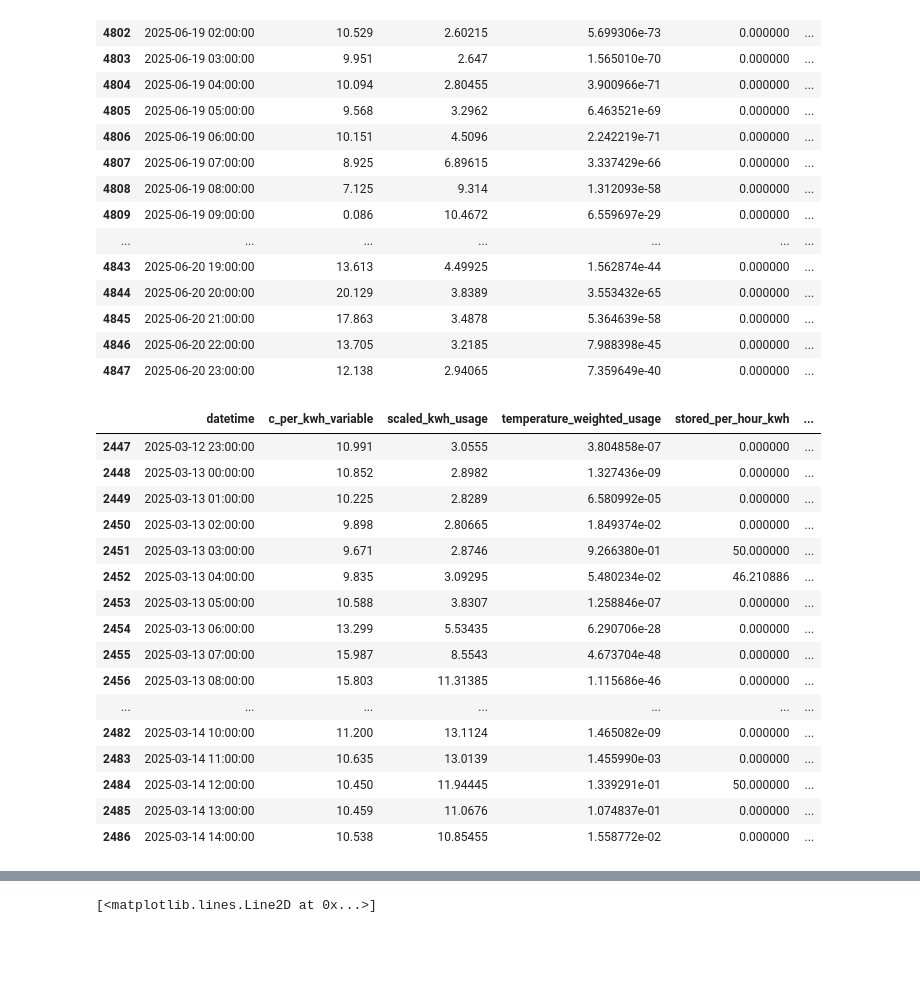
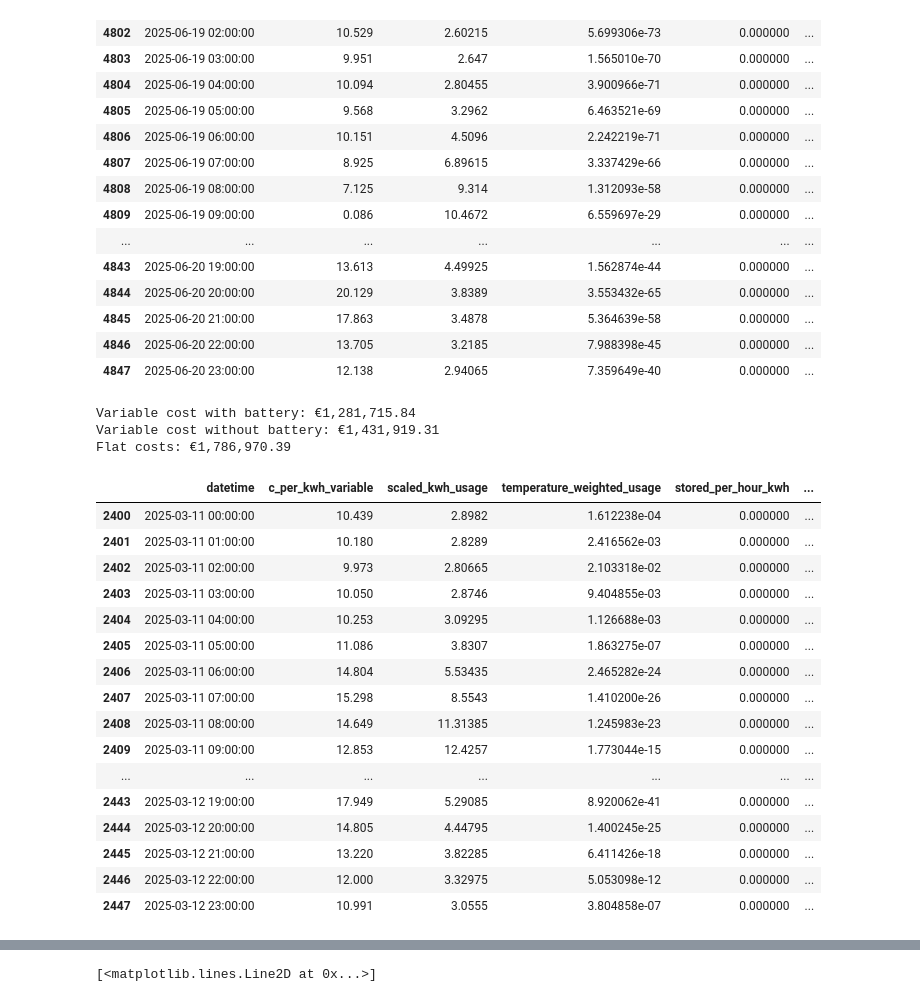
Before and after one commit to NeilSinclair/electricy-model, a Jupyter notebook: data-analysis_clean.ipynb, the cells around one changed output, grey strips where cells are left out. Drawn from its saved outputs; the diff is of its cells as text; code cells hidden in the pictures; blank space fills up the shorter version.

```diff
--- a/data-analysis_clean.ipynb
+++ b/data-analysis_clean.ipynb
@@ -203,7 +233,7 @@ def allocate_battery_storage(df: pd.DataFrame, config) -> pd.DataFrame:
             # Theoretical hours you *could* charge: as many hours as needed to fill battery
             # at max power per hour
             hours_needed_to_fill = int(np.ceil((battery_max - battery_storage) / config.BATTERY_POWER))
-            hours_needed_to_fill = max(hours_needed_to_fill, 0)
+            hours_needed_to_fill = max(hours_needed_to_fill+1, 0)
 
             cheap_indices = (
                 day_df.sort_values("c_per_kwh_variable")
@@ -220,39 +250,56 @@ def allocate_battery_storage(df: pd.DataFrame, config) -> pd.DataFrame:
                         config.BATTERY_POWER,
                         battery_max - battery_storage
                     )
-                    battery_storage += charge_amount
+                    battery_storage += (charge_amount * config.BATTERY_INEFFICIENCY_FACTOR)
                     df.at[idx, "stored_per_hour_kwh"] = charge_amount
 
                 # --- DISCHARGING --- #
                 # how much usage we want to offset from battery
-                discharge_need = df.at[idx, "reverse_temperature_weighted_usage"] * df.at[idx, "scaled_kwh_usage"]
-                actual_discharge = min(battery_storage, discharge_need)
+                if df.at[idx, "stored_per_hour_kwh"] > 10:
+                    discharge_need = 0
+                else:
+                    discharge_need = df.at[idx, "reverse_temperature_weighted_usage"] * df.at[idx, "scaled_kwh_usage"]
+
+                actual_discharge = max(min(battery_storage, discharge_need),0)
 
                 df.at[idx, "battery_discharge"] = actual_discharge
-                battery_storage -= actual_discharge
+                battery_storage -= actual_discharge * (1/ config.BATTERY_INEFFICIENCY_FACTOR)
 
                 # --- UPDATE LEVEL --- #
-                df.at[idx, "battery_level"] = battery_storage
+                df.at[idx, "battery_level"] = max(battery_storage, 0)
 
     return df
 
 x = allocate_battery_storage(merged_df, CONFIG)
-x.loc[2447:2486,["datetime", "c_per_kwh_variable", "scaled_kwh_usage", "temperature_weighted_usage", "stored_per_hour_kwh", "battery_discharge", "battery_level"] ]
+# x.loc[2400:2447,["datetime", "c_per_kwh_variable", "scaled_kwh_usage", "temperature_weighted_usage", "stored_per_hour_kwh", "battery_discharge", "battery_level"] ]
+
+x["usage_with_battery"] = x["scaled_kwh_usage"] - x["battery_discharge"] + x["stored_per_hour_kwh"]
+x["c_variable_total_cost_with_battery"] = x["usage_with_battery"] * x["c_variable_and_fixed_per_kwh"] * (1 + CONFIG.TAX_RATE)
+
+print(f'Variable cost with battery: €{x["c_variable_total_cost_with_battery"].sum():,.2f}')
+print(f'Variable cost without battery: €{x["c_total_variable_cost"].sum():,.2f}')
+print(f'Flat costs: €{x["c_total_flat_cost"].sum():,.2f}')
 # %% [output]
-|  | datetime | c_per_kwh_variable | scaled_kwh_usage | temperature_weighted_usage | stored_per_hour_kwh | ... |
-| 2447 | 2025-03-12 23:00:00 | 10.991 | 3.0555 | 3.804858e-07 | 0.000000 | ... |
-| 2448 | 2025-03-13 00:00:00 | 10.852 | 2.8982 | 1.327436e-09 | 0.000000 | ... |
-| 2449 | 2025-03-13 01:00:00 | 10.225 | 2.8289 | 6.580992e-05 | 0.000000 | ... |
-| 2450 | 2025-03-13 02:00:00 | 9.898 | 2.80665 | 1.849374e-02 | 0.000000 | ... |
-| 2451 | 2025-03-13 03:00:00 | 9.671 | 2.8746 | 9.266380e-01 | 50.000000 | ... |
-| 2452 | 2025-03-13 04:00:00 | 9.835 | 3.09295 | 5.480234e-02 | 46.210886 | ... |
-| 2453 | 2025-03-13 05:00:00 | 10.588 | 3.8307 | 1.258846e-07 | 0.000000 | ... |
-| 2454 | 2025-03-13 06:00:00 | 13.299 | 5.53435 | 6.290706e-28 | 0.000000 | ... |
-| 2455 | 2025-03-13 07:00:00 | 15.987 | 8.5543 | 4.673704e-48 | 0.000000 | ... |
-| 2456 | 2025-03-13 08:00:00 | 15.803 | 11.31385 | 1.115686e-46 | 0.000000 | ... |
-| ... | ... | ... | ... | ... | ... | ... |
-| 2482 | 2025-03-14 10:00:00 | 11.200 | 13.1124 | 1.465082e-09 | 0.000000 | ... |
-| 2483 | 2025-03-14 11:00:00 | 10.635 | 13.0139 | 1.455990e-03 | 0.000000 | ... |
-| 2484 | 2025-03-14 12:00:00 | 10.450 | 11.94445 | 1.339291e-01 | 50.000000 | ... |
-| 2485 | 2025-03-14 13:00:00 | 10.459 | 11.0676 | 1.074837e-01 | 0.000000 | ... |
-| 2486 | 2025-03-14 14:00:00 | 10.538 | 10.85455 | 1.558772e-02 | 0.000000 | ... |
+Variable cost with battery: €1,281,715.84
+Variable cost without battery: €1,431,919.31
+Flat costs: €1,786,970.39
+# %%
+x.loc[2400:2447,["datetime", "c_per_kwh_variable", "scaled_kwh_usage", "temperature_weighted_usage", "stored_per_hour_kwh", "battery_discharge", "battery_level"] ]
+# %% [output]
+|  | datetime | c_per_kwh_variable | scaled_kwh_usage | temperature_weighted_usage | stored_per_hour_kwh | ... |
+| 2400 | 2025-03-11 00:00:00 | 10.439 | 2.8982 | 1.612238e-04 | 0.000000 | ... |
+| 2401 | 2025-03-11 01:00:00 | 10.180 | 2.8289 | 2.416562e-03 | 0.000000 | ... |
+| 2402 | 2025-03-11 02:00:00 | 9.973 | 2.80665 | 2.103318e-02 | 0.000000 | ... |
+| 2403 | 2025-03-11 03:00:00 | 10.050 | 2.8746 | 9.404855e-03 | 0.000000 | ... |
+| 2404 | 2025-03-11 04:00:00 | 10.253 | 3.09295 | 1.126688e-03 | 0.000000 | ... |
+| 2405 | 2025-03-11 05:00:00 | 11.086 | 3.8307 | 1.863275e-07 | 0.000000 | ... |
+| 2406 | 2025-03-11 06:00:00 | 14.804 | 5.53435 | 2.465282e-24 | 0.000000 | ... |
+| 2407 | 2025-03-11 07:00:00 | 15.298 | 8.5543 | 1.410200e-26 | 0.000000 | ... |
+| 2408 | 2025-03-11 08:00:00 | 14.649 | 11.31385 | 1.245983e-23 | 0.000000 | ... |
+| 2409 | 2025-03-11 09:00:00 | 12.853 | 12.4257 | 1.773044e-15 | 0.000000 | ... |
+| ... | ... | ... | ... | ... | ... | ... |
+| 2443 | 2025-03-12 19:00:00 | 17.949 | 5.29085 | 8.920062e-41 | 0.000000 | ... |
+| 2444 | 2025-03-12 20:00:00 | 14.805 | 4.44795 | 1.400245e-25 | 0.000000 | ... |
+| 2445 | 2025-03-12 21:00:00 | 13.220 | 3.82285 | 6.411426e-18 | 0.000000 | ... |
+| 2446 | 2025-03-12 22:00:00 | 12.000 | 3.32975 | 5.053098e-12 | 0.000000 | ... |
+| 2447 | 2025-03-12 23:00:00 | 10.991 | 3.0555 | 3.804858e-07 | 0.000000 | ... |
```
Also changed, not shown: parts of 8 cells of this notebook, 3 other files.
